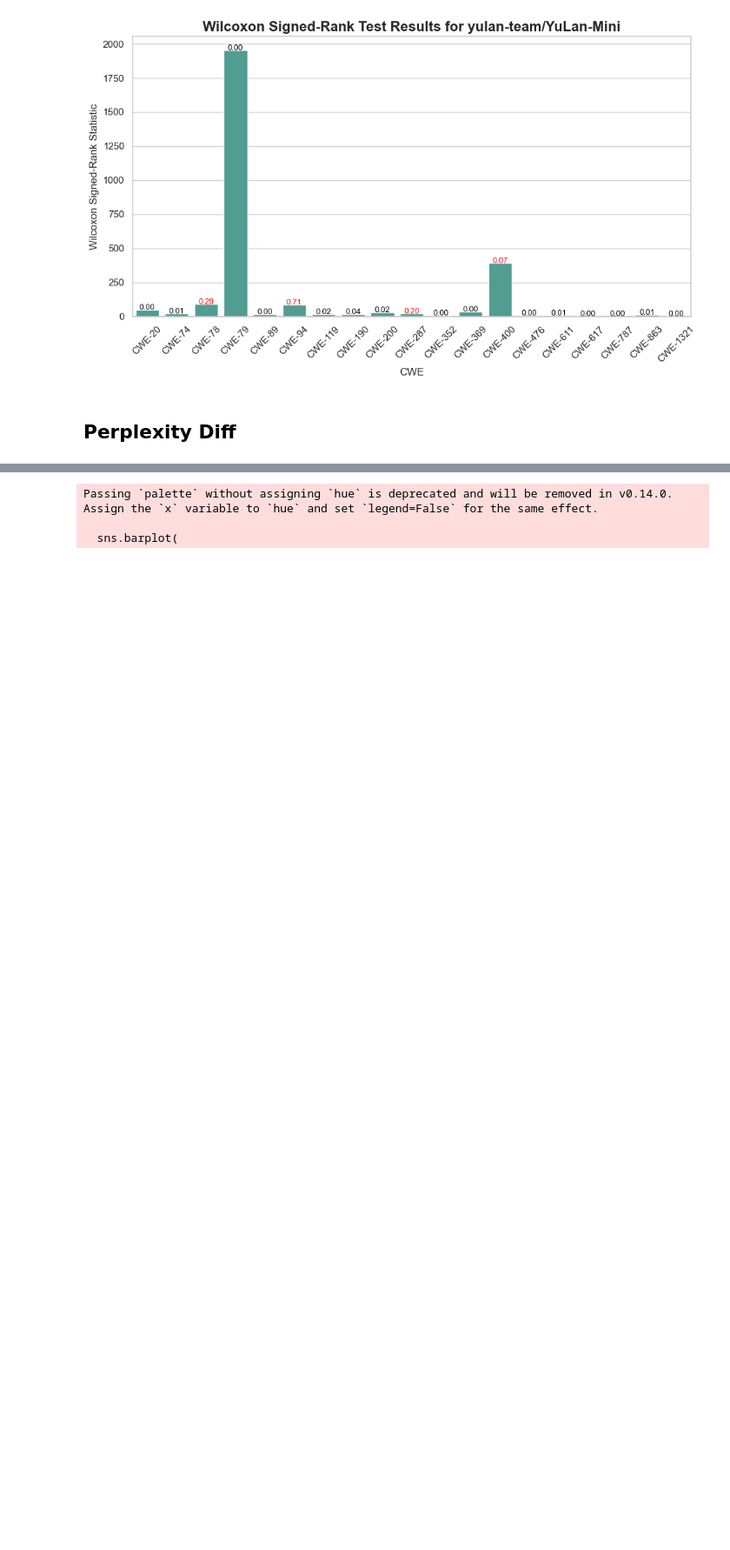
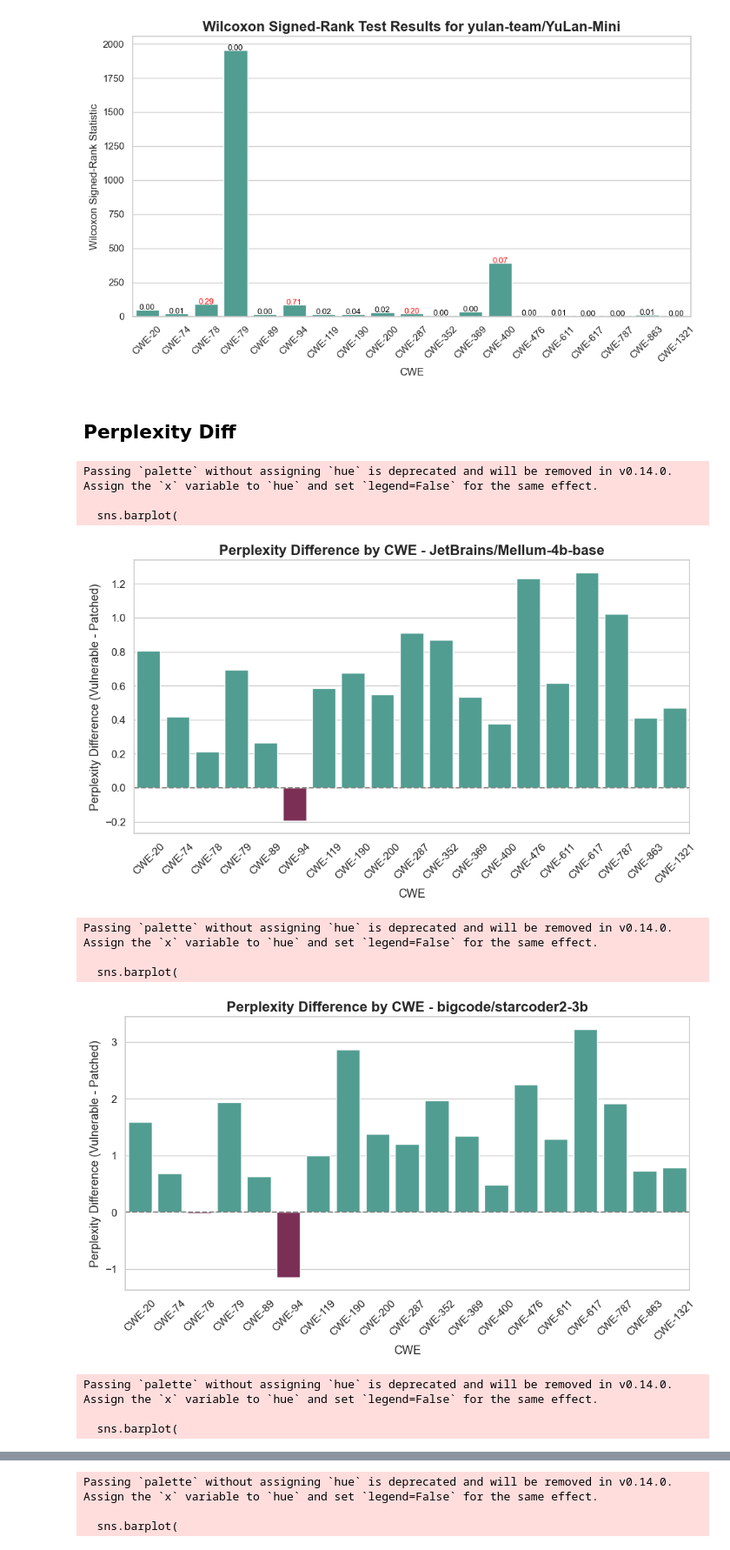
Before and after one commit to rufimelo99/lm-insecure-bias, a Jupyter notebook: sec_aware_cl/perplexity/perplexity.ipynb, the cells around one changed output, grey strips where cells are left out. Shown at 87% size. Saved outputs shown, nothing was run; the diff lists cells and outputs as text; code cells hidden in the pictures; blank space fills up the shorter version.

```diff
--- a/sec_aware_cl/perplexity/perplexity.ipynb
+++ b/sec_aware_cl/perplexity/perplexity.ipynb
@@ -652,7 +795,7 @@ for model_name in df['model'].unique():
         p = row['perplexity_patched']
         if len(v) == len(p):
             try:
-                stat, pval = wilcoxon(v, p)
+                stat, pval = wilcoxon(v, p, alternative="two-sided")
                 return pd.Series({'wilcoxon_stat': stat, 'p_value': pval})
             except ValueError:
                 # Wilcoxon fails if all differences are zero or len < 1
@@ -744,3 +887,80 @@ Passing `palette` without assigning `hue` is deprecated and will be removed in v
 [figure]
 # %% [markdown]
 ## Perplexity Diff
+# %%
+import pandas as pd
+import seaborn as sns
+import matplotlib.pyplot as plt
+from scipy.stats import wilcoxon
+# Normalize CWE and add status
+df['base_cwe'] = df['cwe'].str.extract(r'(CWE-(\d+))')[0]
+df['cwe_number'] = df['base_cwe'].str.extract(r'CWE-(\d+)').astype(int)
+df['status'] = df['cwe'].apply(lambda x: 'Patched' if 'Patched' in x else 'Vulnerable')
+
+# Custom two-color palette
+color_pos = paul_tol_palette[2]
+color_neg = paul_tol_palette[7]
+
+# Loop through each model
+for model_name in df['model'].unique():
+    model_df = df[df['model'] == model_name]
+
+    import pandas as pd
+
+    # Step 1: Separate vulnerable and patched rows
+    vuln_df = model_df[model_df['status'] == 'Vulnerable']
+    patched_df = model_df[model_df['status'] == 'Patched']
+
+    # Step 2: Merge them on base_cwe and cwe_number to align pairs
+    merged_df = pd.merge(
+        vuln_df,
+        patched_df,
+        on=['base_cwe', 'cwe_number'],
+        suffixes=('_vuln', '_patched')
+    )
+
+    # Step 3: Compute sum of element-wise difference in perplexity
+    def sum_diff(vuln_list, patched_list):
+        return sum(v - p for v, p in zip(vuln_list, patched_list)) / len(vuln_list) if len(vuln_list) == len(patched_list) else 0
+
+    merged_df['perplexity_diff_sum'] = merged_df.apply(
+        lambda row: sum_diff(row['perplexity_vuln'], row['perplexity_patched']),
+        axis=1
+    )
+
+    # Step 4: Select the relevant summary columns
+    summary_df = merged_df[['base_cwe', 'cwe_number', 'perplexity_diff_sum']]
+
+
+    # Plot
+    plt.figure(figsize=(10, 6))
+    sns.barplot(
+        data=summary_df,
+        x='base_cwe',
+        y='perplexity_diff_sum',
+        palette=[color_pos if x > 0 else color_neg for x in summary_df['perplexity_diff_sum']],
+    )
+    plt.axhline(0, color='gray', linestyle='--')
+    plt.title(f'Perplexity Difference by CWE - {model_name}', fontsize=16, weight='bold')
+    plt.xlabel('CWE')
+    plt.ylabel('Perplexity Difference (Vulnerable - Patched)')
+    plt.xticks(rotation=45)
+    plt.tight_layout()
+    # Save before showing
+    model_name_safe = model_name.replace("/", "_")
+    plt.savefig(f"perplexity_difference_{model_name_safe}.pdf")  # Save before show
+
+    plt.show()  # Then render
+    plt.close()  # Optional, especially in loops
+# %% [output]
+Passing `palette` without assigning `hue` is deprecated and will be removed in v0.14.0. Assign the `x` variable to `hue` and set `legend=False` for the same effect.
+
+  sns.barplot(
+[figure, added]
+Passing `palette` without assigning `hue` is deprecated and will be removed in v0.14.0. Assign the `x` variable to `hue` and set `legend=False` for the same effect.
+
+  sns.barplot(
+[figure, added]
+Passing `palette` without assigning `hue` is deprecated and will be removed in v0.14.0. Assign the `x` variable to `hue` and set `legend=False` for the same effect.
+
+  sns.barplot(
```
Also changed, not shown: parts of 11 cells of this notebook.
